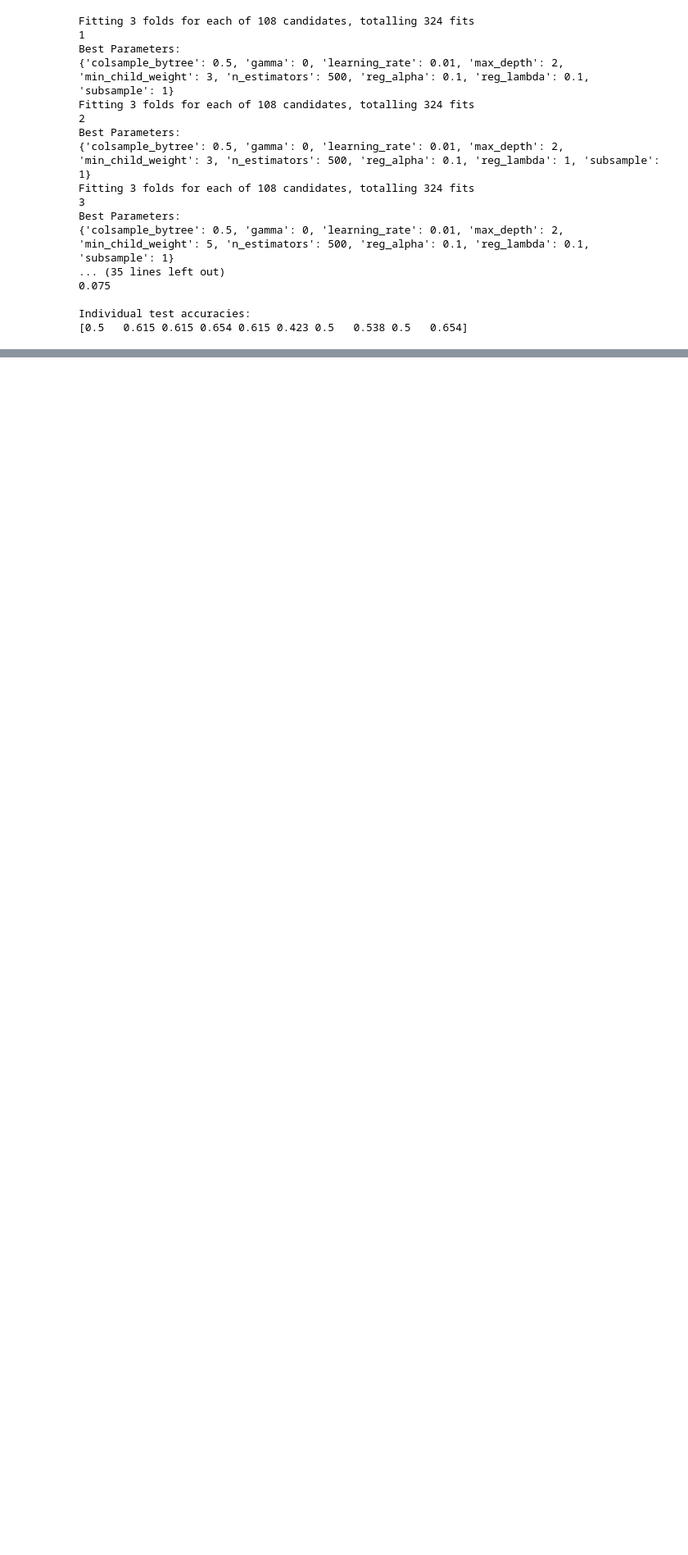
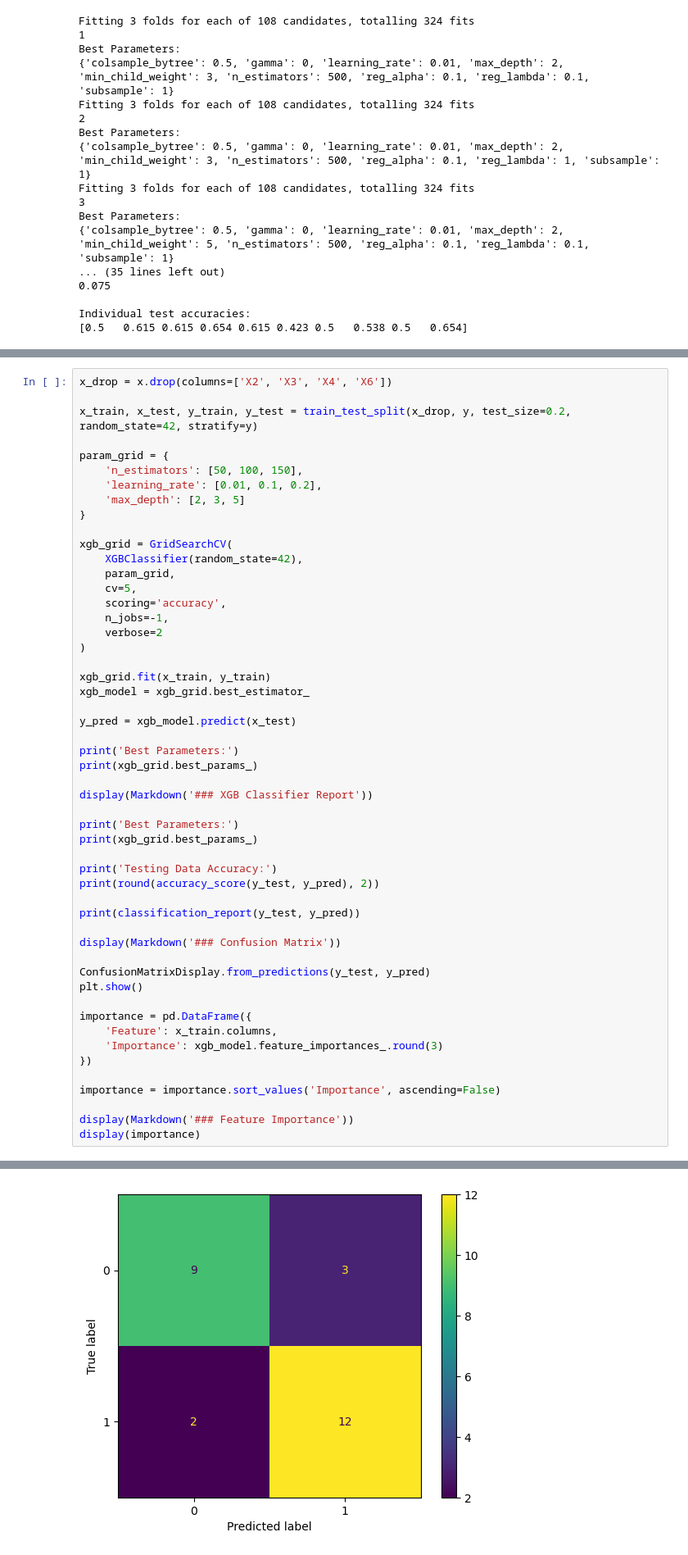
Before and after one commit to mattclark186/eso8GKofnumUkahs, a Jupyter notebook: notebooks/modelling/xgb_model.ipynb, the cells around one changed output, grey strips where cells are left out. Shown at 82% size. Cells and saved outputs as stored; diff of their text form; blank space fills up the shorter version.

```diff
--- a/notebooks/modelling/xgb_model.ipynb
+++ b/notebooks/modelling/xgb_model.ipynb
@@ -138,0 +271,53 @@ Individual test accuracies:
+# %%
+x_drop = x.drop(columns=['X2', 'X3', 'X4', 'X6'])
+
+x_train, x_test, y_train, y_test = train_test_split(x_drop, y, test_size=0.2, random_state=42, stratify=y)
+
+param_grid = {
+    'n_estimators': [50, 100, 150],
+    'learning_rate': [0.01, 0.1, 0.2],
+    'max_depth': [2, 3, 5]
+}
+
+xgb_grid = GridSearchCV(
+    XGBClassifier(random_state=42),
+    param_grid,
+    cv=5,
+    scoring='accuracy',
+    n_jobs=-1,
+    verbose=2
+)
+
+xgb_grid.fit(x_train, y_train)
+xgb_model = xgb_grid.best_estimator_
+
+y_pred = xgb_model.predict(x_test)
+
+print('Best Parameters:')
+print(xgb_grid.best_params_)
+
+display(Markdown('### XGB Classifier Report'))
+
+print('Best Parameters:')
+print(xgb_grid.best_params_)
+
+print('Testing Data Accuracy:')
+print(round(accuracy_score(y_test, y_pred), 2))
+
+print(classification_report(y_test, y_pred))
+
+display(Markdown('### Confusion Matrix'))
+
+ConfusionMatrixDisplay.from_predictions(y_test, y_pred)
+plt.show()
+
+importance = pd.DataFrame({
+    'Feature': x_train.columns,
+    'Importance': xgb_model.feature_importances_.round(3)
+})
+
+importance = importance.sort_values('Importance', ascending=False)
+
+display(Markdown('### Feature Importance'))
+display(importance)
+# %% [output]
@@ -138,0 +341 @@ Individual test accuracies:
+[figure, added]
```
Also changed, not shown: parts of 7 cells of this notebook.
